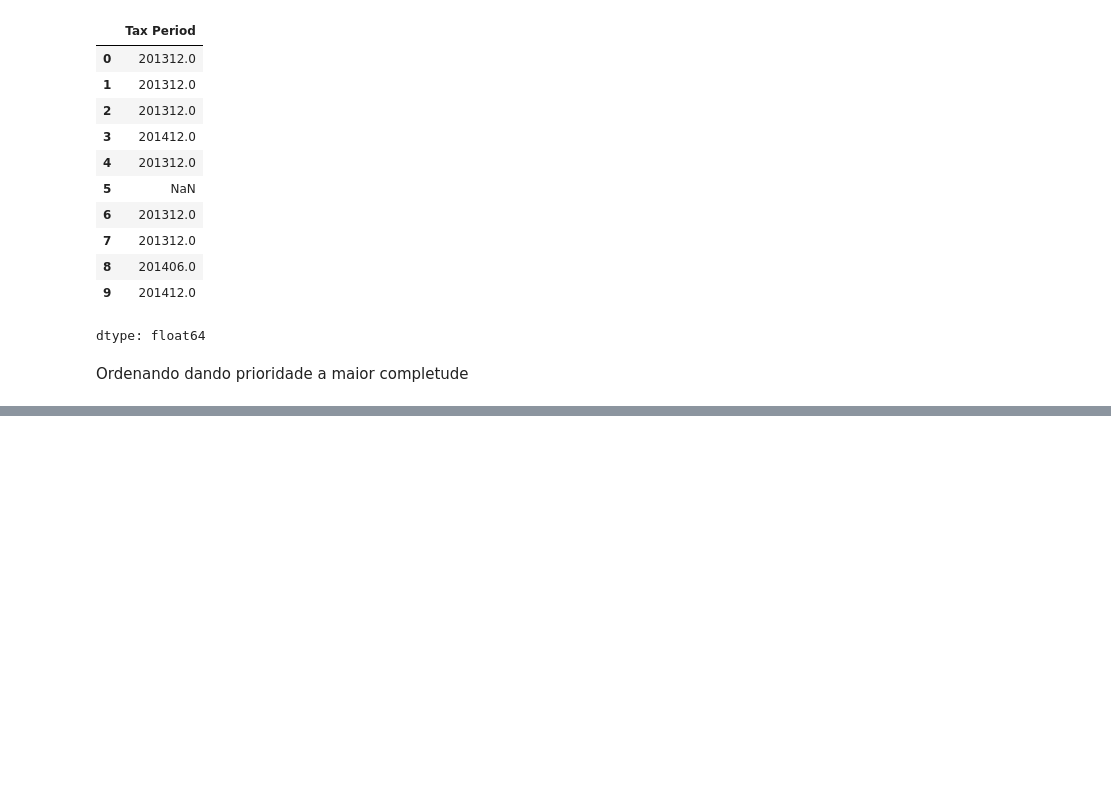
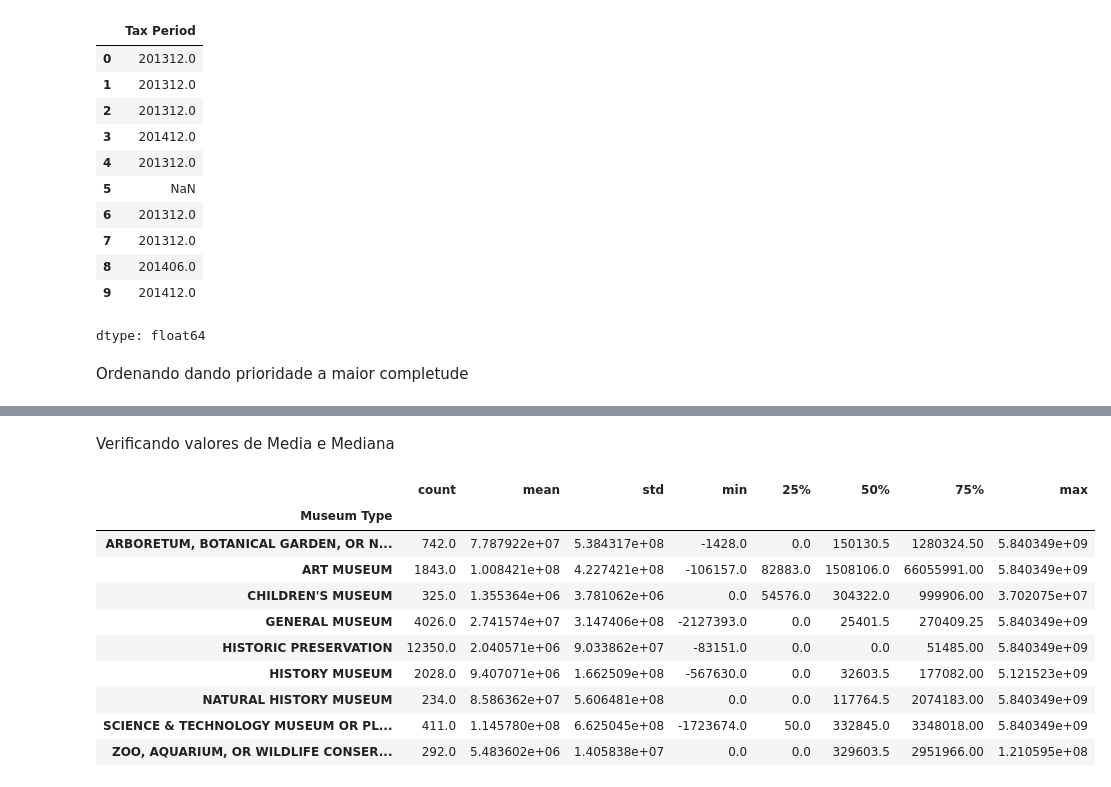
Before and after one commit to walenkildely/data2-museum-analise, a Jupyter notebook: notebook/data2-museum-analise.ipynb, the cells around one changed output, grey strips where cells are left out. Drawn from its saved outputs; the diff is of its cells as text; code cells hidden in the pictures; blank space fills up the shorter version.

Commit message:
feat: trata nulos de Revenue

```diff
--- a/notebook/data2-museum-analise.ipynb
+++ b/notebook/data2-museum-analise.ipynb
@@ -223,0 +234,5 @@ df_ordenado = df.sort_values(by=["completude","Revenue","Tax Period"], ascending
+# %%
+df_limpo = df_ordenado.drop_duplicates(
+    subset=["Museum Name", "Legal Name", "City (Administrative Location)", "State (Administrative Location)"],
+    keep="first"
+)
@@ -223,0 +247,2 @@ df_ordenado = df.sort_values(by=["completude","Revenue","Tax Period"], ascending
+# %%
+df_limpo = df_limpo.drop(columns=["completude"])
@@ -223,0 +257,3 @@ df_ordenado = df.sort_values(by=["completude","Revenue","Tax Period"], ascending
+# %%
+df_financeiro = df_limpo.dropna(subset=["Revenue"])
+df_financeiro.shape
@@ -223,0 +279,16 @@ df_ordenado = df.sort_values(by=["completude","Revenue","Tax Period"], ascending
+# %% [markdown]
+Verificando valores de Media e Mediana
+# %%
+df_financeiro.groupby("Museum Type")["Revenue"].describe()
+# %% [output]
+|  | count | mean | std | min | 25% | 50% | 75% | max |
+| Museum Type |  |  |  |  |  |  |  |  |
+| ARBORETUM, BOTANICAL GARDEN, OR N... | 742.0 | 7.787922e+07 | 5.384317e+08 | -1428.0 | 0.0 | 150130.5 | 1280324.50 | 5.840349e+09 |
+| ART MUSEUM | 1843.0 | 1.008421e+08 | 4.227421e+08 | -106157.0 | 82883.0 | 1508106.0 | 66055991.00 | 5.840349e+09 |
+| CHILDREN'S MUSEUM | 325.0 | 1.355364e+06 | 3.781062e+06 | 0.0 | 54576.0 | 304322.0 | 999906.00 | 3.702075e+07 |
+| GENERAL MUSEUM | 4026.0 | 2.741574e+07 | 3.147406e+08 | -2127393.0 | 0.0 | 25401.5 | 270409.25 | 5.840349e+09 |
+| HISTORIC PRESERVATION | 12350.0 | 2.040571e+06 | 9.033862e+07 | -83151.0 | 0.0 | 0.0 | 51485.00 | 5.840349e+09 |
+| HISTORY MUSEUM | 2028.0 | 9.407071e+06 | 1.662509e+08 | -567630.0 | 0.0 | 32603.5 | 177082.00 | 5.121523e+09 |
+| NATURAL HISTORY MUSEUM | 234.0 | 8.586362e+07 | 5.606481e+08 | 0.0 | 0.0 | 117764.5 | 2074183.00 | 5.840349e+09 |
+| SCIENCE & TECHNOLOGY MUSEUM OR PL... | 411.0 | 1.145780e+08 | 6.625045e+08 | -1723674.0 | 50.0 | 332845.0 | 3348018.00 | 5.840349e+09 |
+| ZOO, AQUARIUM, OR WILDLIFE CONSER... | 292.0 | 5.483602e+06 | 1.405838e+07 | 0.0 | 0.0 | 329603.5 | 2951966.00 | 1.210595e+08 |
```
Also changed, not shown: parts of 23 cells of this notebook.
